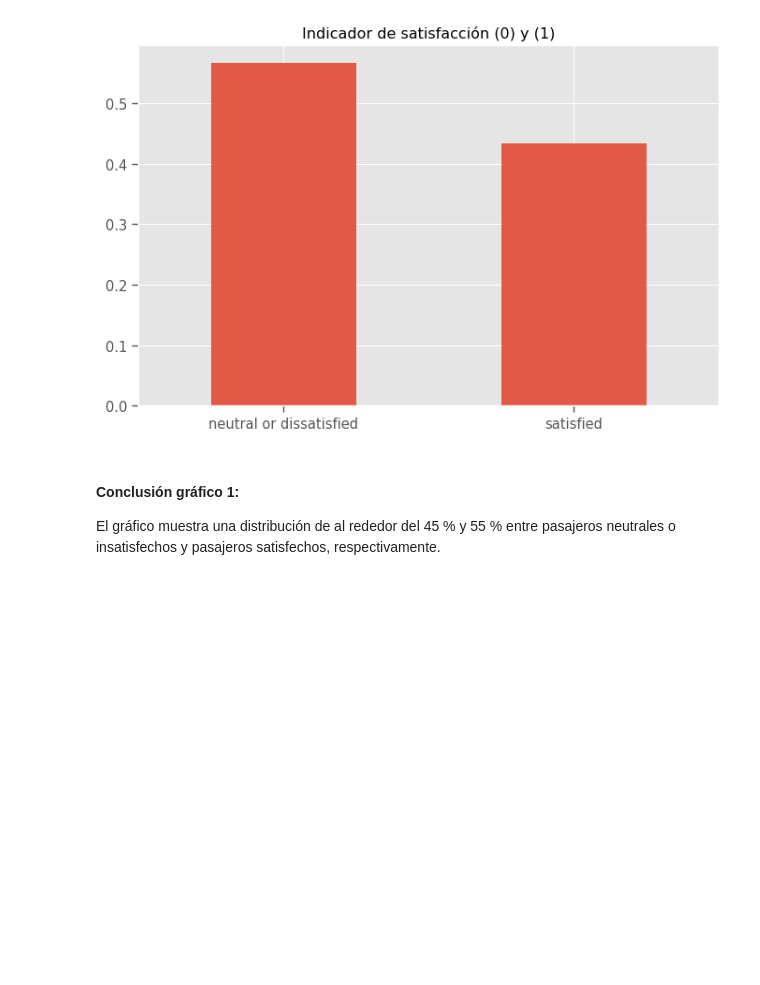
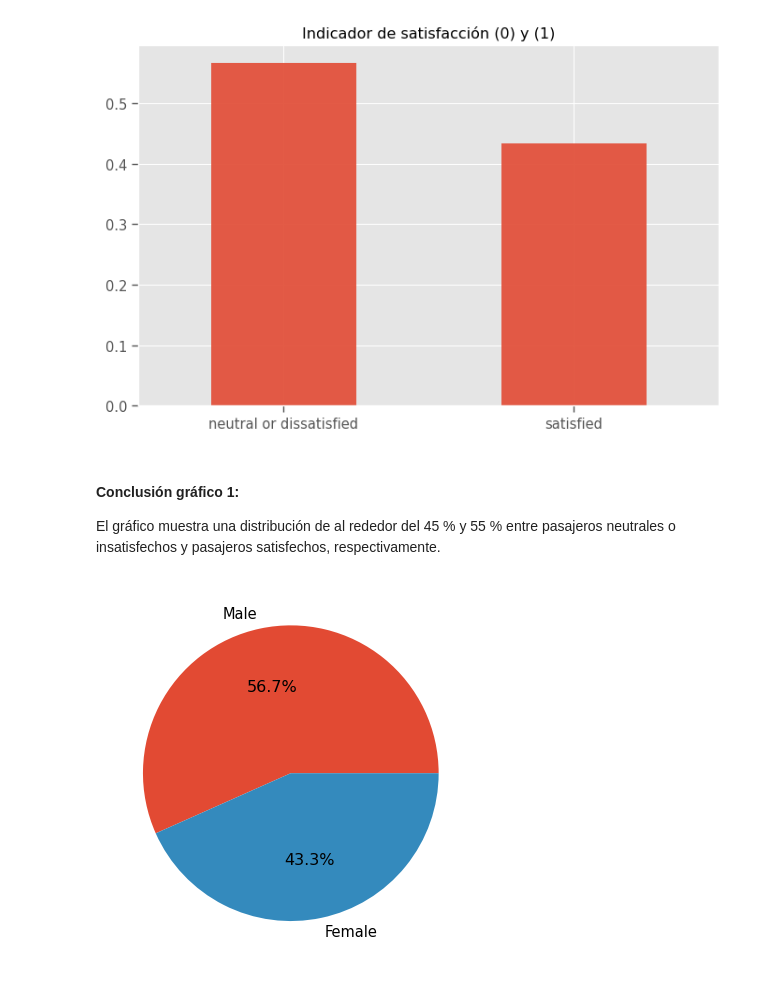
Before and after one commit to CandelaTamole/CoderHouse-32843-Entregables, a Jupyter notebook: TamoleCandela2.ipynb, the cells around one changed output. Saved outputs shown, nothing was run; the diff lists cells and outputs as text; code cells hidden in the pictures; blank space fills up the shorter version.

```diff
--- a/TamoleCandela2.ipynb
+++ b/TamoleCandela2.ipynb
@@ -234,7 +234,3 @@ sns.catplot(x= df['Departure Delay in Minutes'])
 El gráfico nos demuestra una gran dispersión a partir de 600 minutos (10hs), es decir, que la mayoria de los atrasos en despegues son menor a 10hs.
 # %% [markdown]
 # Gráficos con Matplotlib
-# %%
-df.index=df['Inflight service']
-df=df.drop('Inflight service',axis='columns')
-df
@@ -263,3 +244,9 @@ plt.show()
 # %% [markdown]
 #### Conclusión gráfico 1:
 El gráfico  muestra una distribución de al rededor del 45 % y 55 % entre pasajeros neutrales o insatisfechos y pasajeros satisfechos, respectivamente.
+# %%
+plt.pie(df.satisfaction.value_counts(),
+labels = ["Male", "Female"], autopct = '%1.1f%%')
+plt.show()
+# %% [output]
+[figure, added]
```
Also changed, not shown: parts of 5 cells of this notebook.
